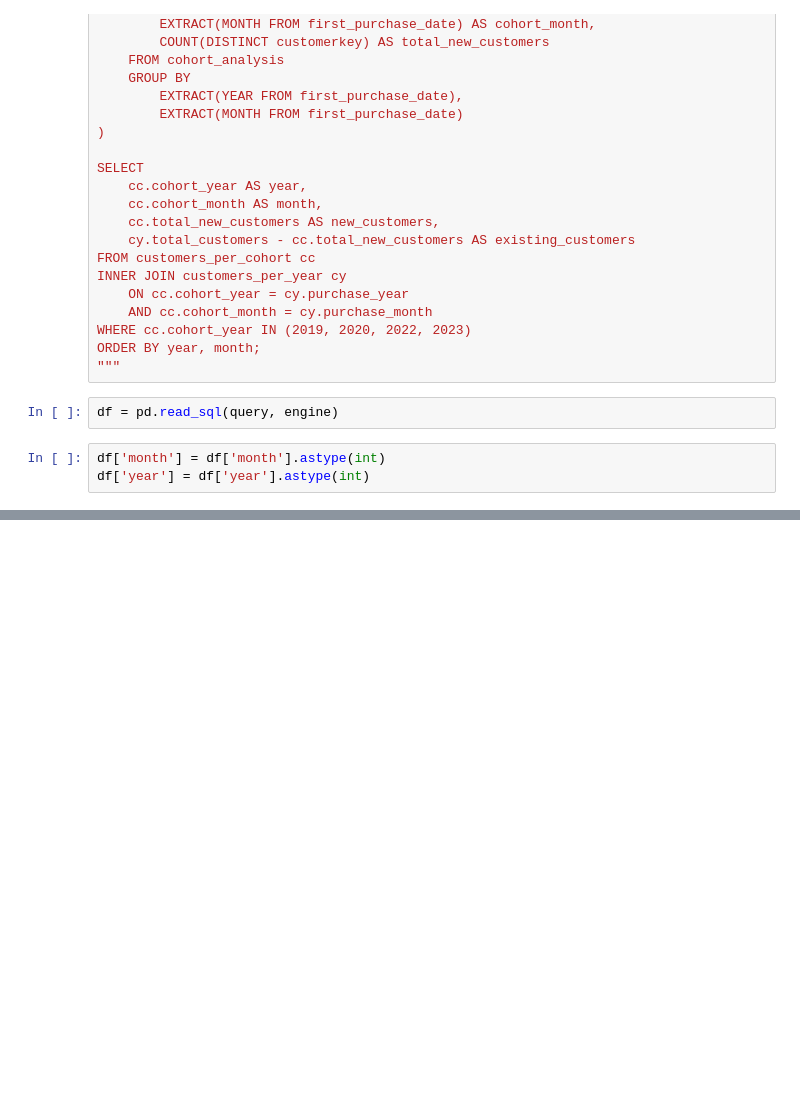
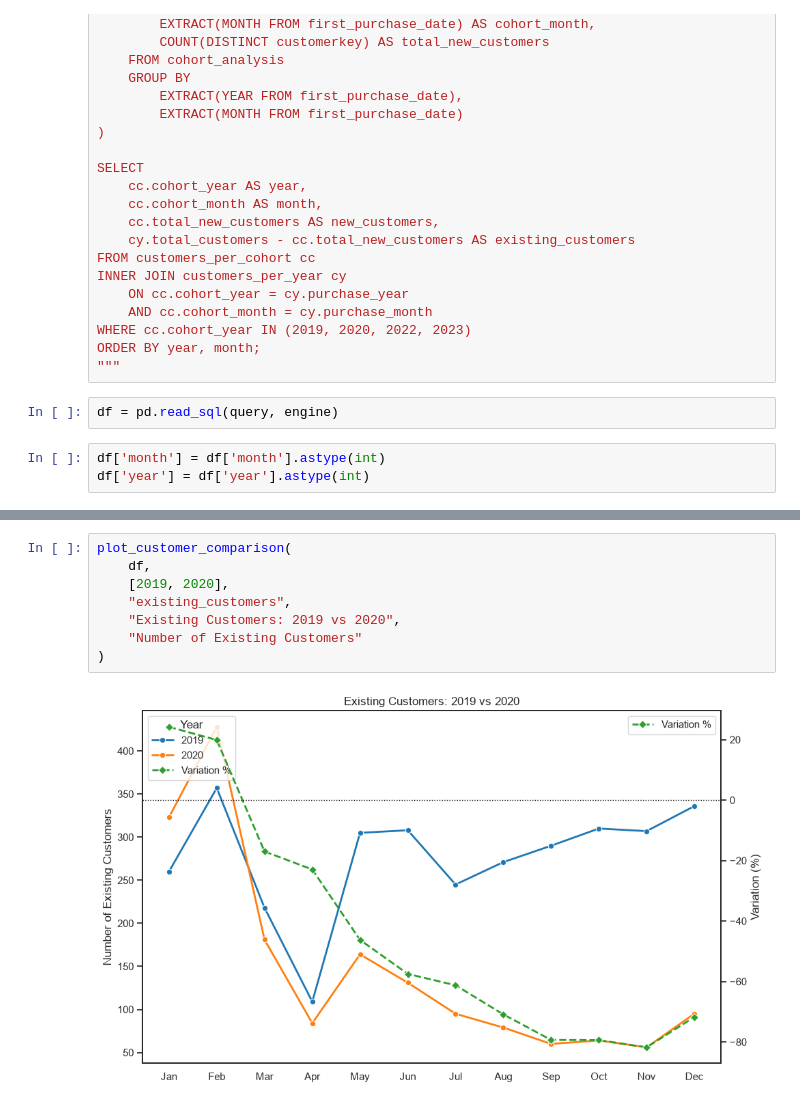
Before and after one commit to guillerminabasso/SQL_Sales_Analysis, a Jupyter notebook: notebooks/4_new_vs_existing_customers.ipynb, the cells around one changed output, grey strips where cells are left out. Saved outputs shown, nothing was run; the diff lists cells and outputs as text; blank space fills up the shorter version.

```diff
--- a/notebooks/4_new_vs_existing_customers.ipynb
+++ b/notebooks/4_new_vs_existing_customers.ipynb
@@ -413,0 +145,10 @@ plt.show()
+# %%
+plot_customer_comparison(
+    df,
+    [2019, 2020],
+    "existing_customers",
+    "Existing Customers: 2019 vs 2020",
+    "Number of Existing Customers"
+)
+# %% [output]
+[figure, added]
```
Also changed, not shown: parts of 9 cells of this notebook, 5 other files.
